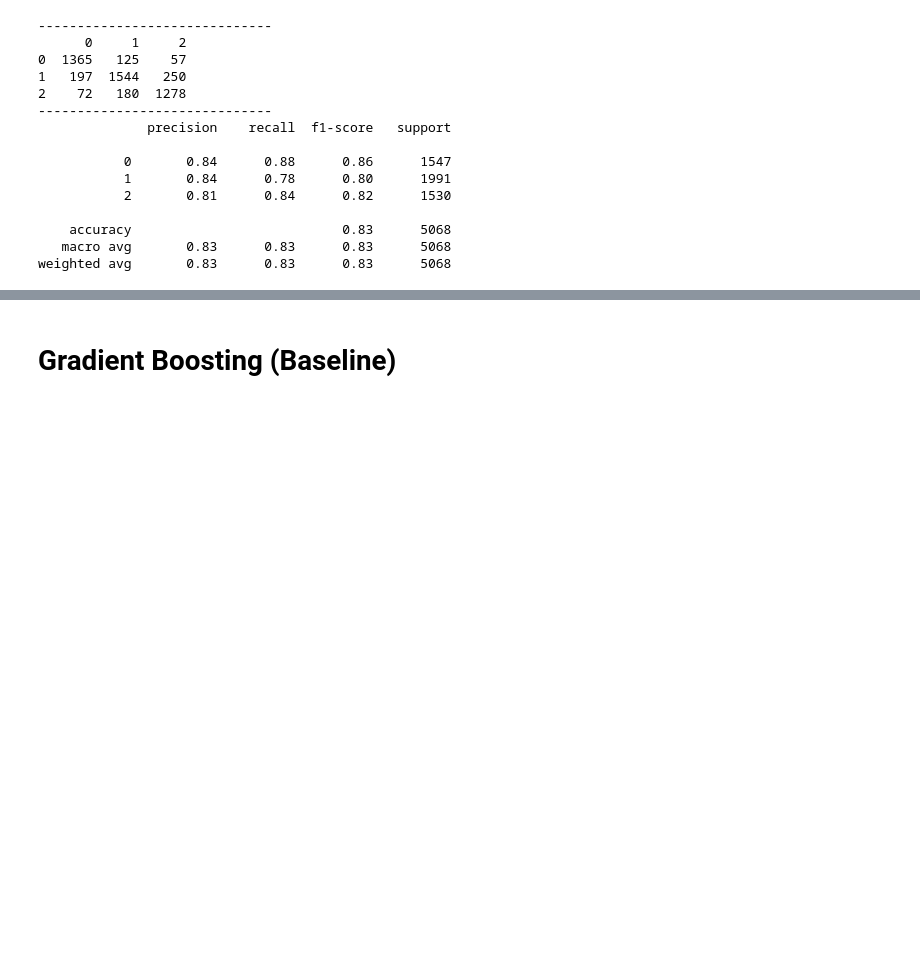
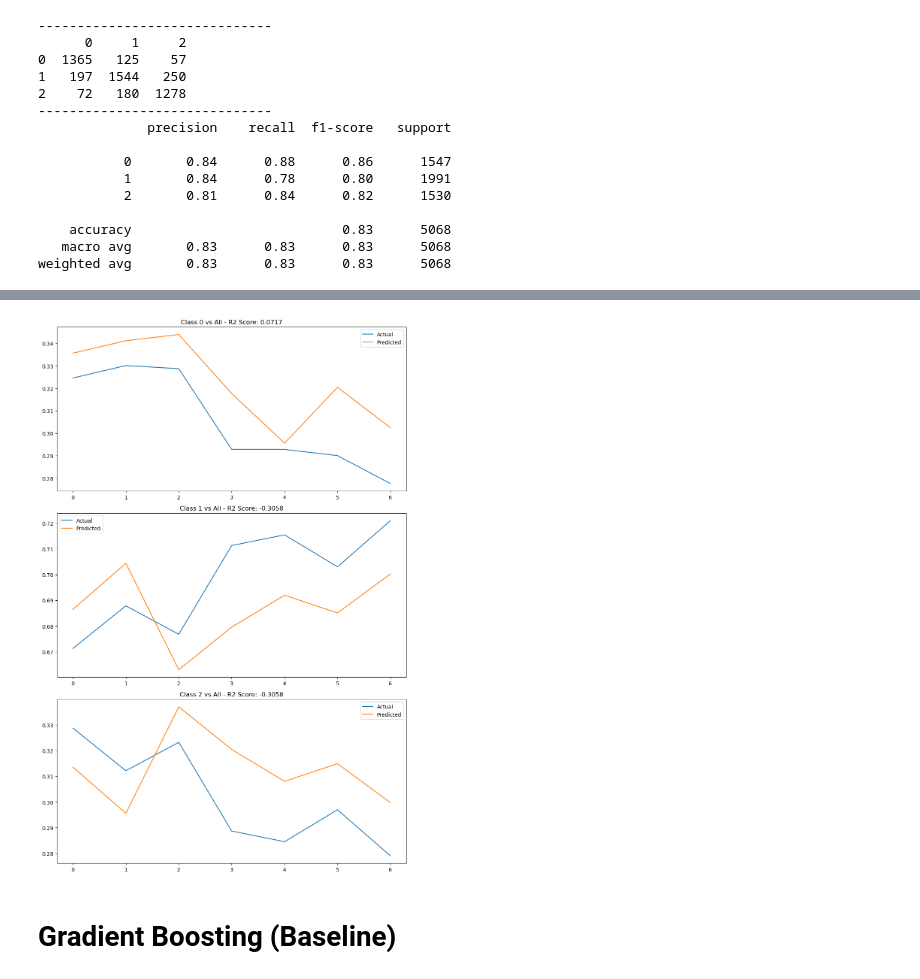
Before and after one commit to edunuke/Bath_MScAI, a Jupyter notebook: model/3_modeling.ipynb, the cells around one changed output, grey strips where cells are left out. Saved outputs shown, nothing was run; the diff lists cells and outputs as text; code cells hidden in the pictures; blank space fills up the shorter version.

```diff
--- a/model/3_modeling.ipynb
+++ b/model/3_modeling.ipynb
@@ -286,3 +289,20 @@ print(classification_report(train_subset[default_col].values, act_dqn_b))
     accuracy                           0.83      5068
    macro avg       0.83      0.83      0.83      5068
 weighted avg       0.83      0.83      0.83      5068
+# %%
+class0_vs_all = pd.DataFrame({"date_codes":date_codes,
+              "actual":train_subset[default_col].replace({0:1, 1:0, 2:0}).values.flatten(),
+              "pred":pd.Series(act_dqn_b, name="pred").to_frame().replace({0:1, 1:0, 2:0}).values.flatten(),
+              }).groupby("date_codes").mean()
+
+
+class1_vs_all = pd.DataFrame({"date_codes":date_codes,
+              "actual":train_subset[default_col].replace({1:1, 2:0, 0:1}).values.flatten(),
+              "pred":pd.Series(act_dqn_b, name="pred").to_frame().replace({1:1, 2:0, 0:1}).values.flatten(),
+              }).groupby("date_codes").mean()
+
+
+class2_vs_all = pd.DataFrame({"date_codes":date_codes,
+              "actual":train_subset[default_col].replace({2:1, 1:0, 0:0}).values.flatten(),
+              "pred":pd.Series(act_dqn_b, name="pred").to_frame().replace({2:1, 1:0, 0:0}).values.flatten(),
+              }).groupby("date_codes").mean()
@@ -289,3 +312,36 @@ weighted avg       0.83      0.83      0.83      5068
+# %%
+# Calculate r2_scores
+r2_score_class0 = r2_score(class0_vs_all['actual'], class0_vs_all['pred'])
+r2_score_class1 = r2_score(class1_vs_all['actual'], class1_vs_all['pred'])
+r2_score_class2 = r2_score(class2_vs_all['actual'], class2_vs_all['pred'])
+
+# Set up a 3x1 grid of subplots
+fig, axs = plt.subplots(3, 1, figsize=(10, 15))  # Adjust the size as needed
+
+# Plot class 0 vs all on the first subplot
+axs[0].plot(class0_vs_all.index, class0_vs_all['actual'], label='Actual')
+axs[0].plot(class0_vs_all.index, class0_vs_all['pred'], label='Predicted')
+axs[0].set_title(f'Class 0 vs All - R2 Score: {r2_score_class0:.4f}')
+axs[0].legend()
+
+# Plot class 1 vs all on the second subplot
+axs[1].plot(class1_vs_all.index, class1_vs_all['actual'], label='Actual')
+axs[1].plot(class1_vs_all.index, class1_vs_all['pred'], label='Predicted')
+axs[1].set_title(f'Class 1 vs All - R2 Score: {r2_score_class1:.4f}')
+axs[1].legend()
+
+# Plot class 2 vs all on the third subplot
+axs[2].plot(class2_vs_all.index, class2_vs_all['actual'], label='Actual')
+axs[2].plot(class2_vs_all.index, class2_vs_all['pred'], label='Predicted')
+axs[2].set_title(f'Class 2 vs All - R2 Score: {r2_score_class2:.4f}')
+axs[2].legend()
+
+# Adjust the layout
+plt.tight_layout()
+plt.savefig("../imgs/3_modeling/one-vs-all.png", bbox_inches='tight')
+plt.show()
+# %% [output]
+[figure, added]
 # %% [markdown]
 # Gradient Boosting (Baseline)
 # %%
```
Also changed, not shown: parts of 2 cells of this notebook, 3 other files.
